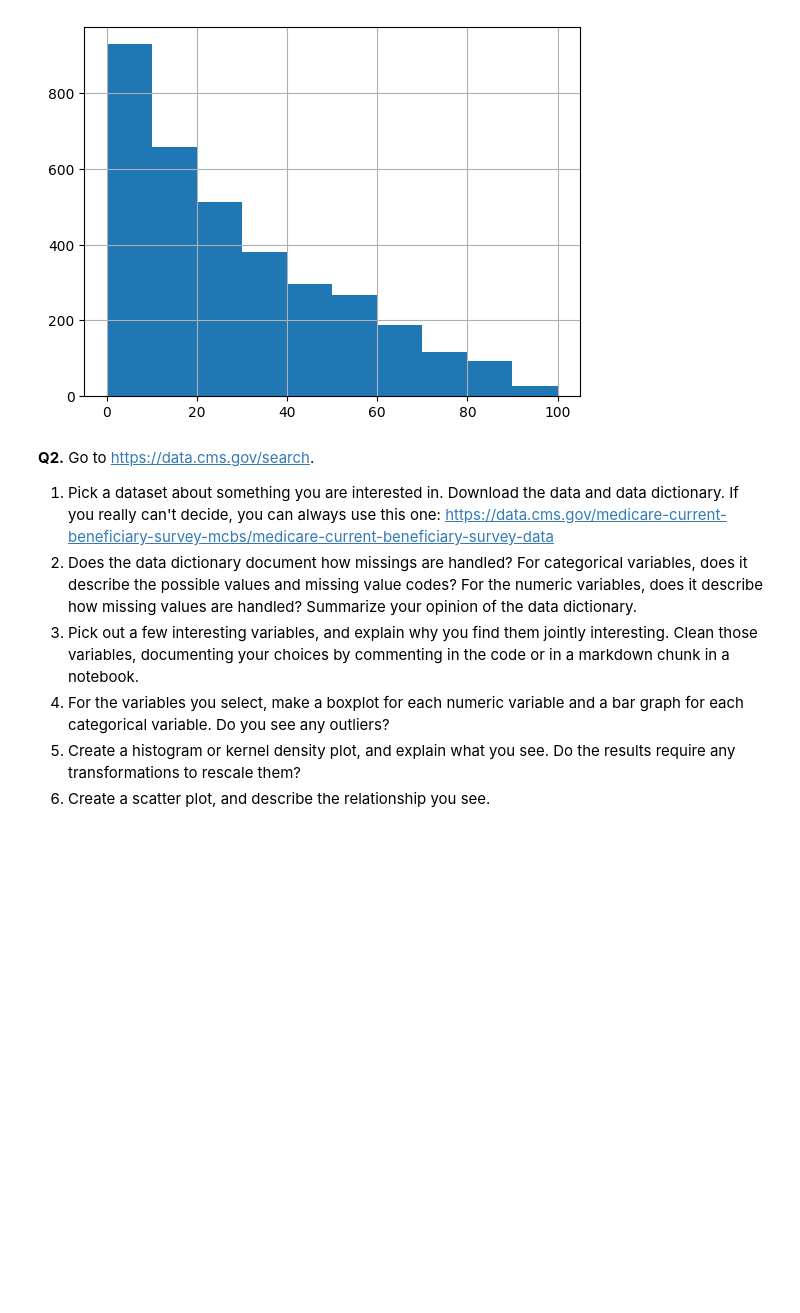
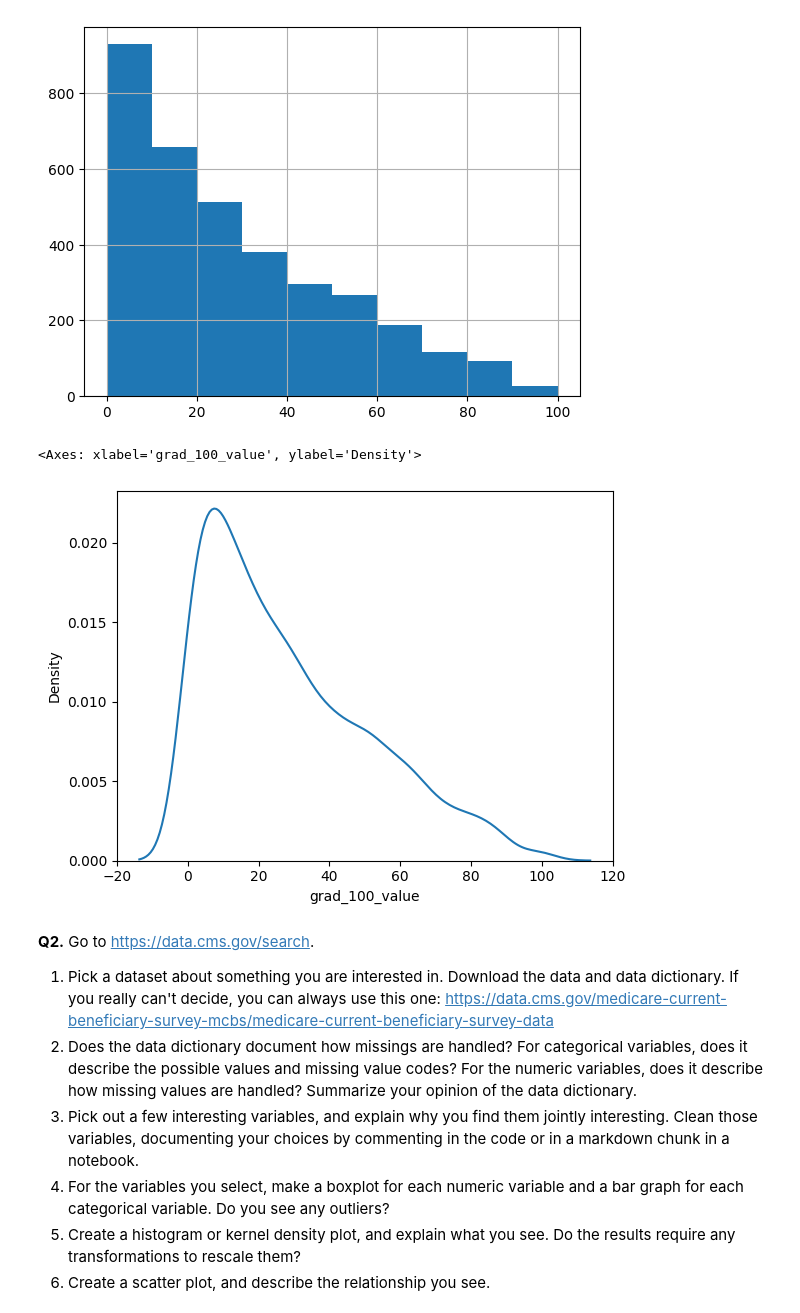
Before and after one commit to Nithil-Suresh/visualization, a Jupyter notebook: assignment/assignment.ipynb, the cells around one changed output. Cells and saved outputs as stored; diff of their text form; code cells hidden in the pictures; blank space fills up the shorter version.

```diff
--- a/assignment/assignment.ipynb
+++ b/assignment/assignment.ipynb
@@ -118,3 +101,11 @@ sns.lineplot(x=grid,y=kde)
+# %%
+import seaborn as sns
+
+x = df['grad_100_value']
+sns.kdeplot(x)
+# %% [output]
+<Axes: xlabel='grad_100_value', ylabel='Density'>
+[figure, added]
 # %% [markdown]
 **Q2.** Go to https://data.cms.gov/search.
 1. Pick a dataset about something you are interested in. Download the data and data dictionary. If you really can't decide, you can always use this one: https://data.cms.gov/medicare-current-beneficiary-survey-mcbs/medicare-current-beneficiary-survey-data
```
Also changed, not shown: parts of 1 cell of this notebook.
